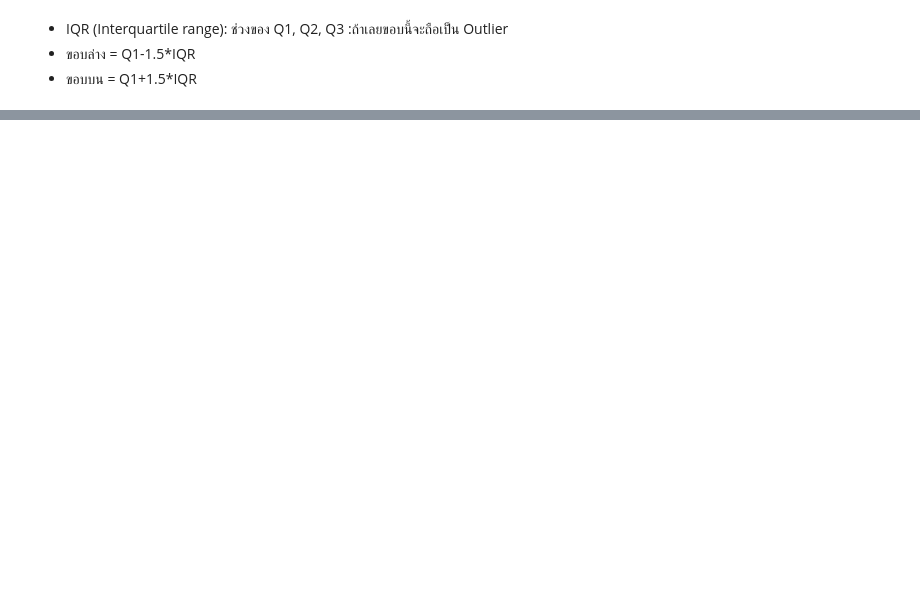
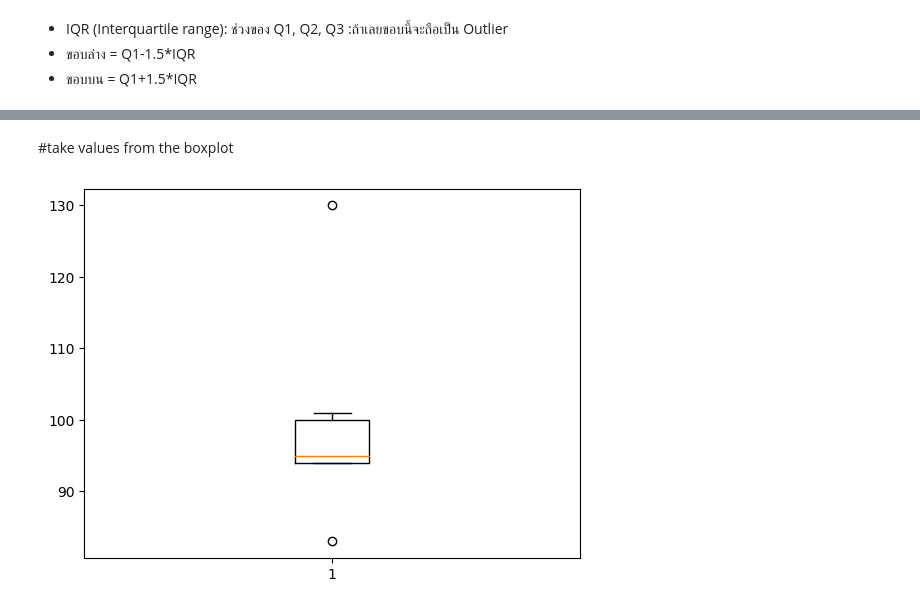
Before and after one commit to ThunchanokChai/DPDM2023, a Jupyter notebook: Data102.ipynb, the cells around one changed output, grey strips where cells are left out. Cells and saved outputs as stored; diff of their text form; code cells hidden in the pictures; blank space fills up the shorter version.

```diff
--- a/Data102.ipynb
+++ b/Data102.ipynb
@@ -215,0 +213,6 @@ plt.boxplot(table_from_drive['Amount_Government']) ;  # median = Q3
+# %% [markdown]
+#take values from the boxplot
+# %%
+boxplot_output=plt.boxplot(table_from_drive['Amount_Government'])
+# %% [output]
+[figure, added]
```
Also changed, not shown: parts of 24 cells of this notebook.
